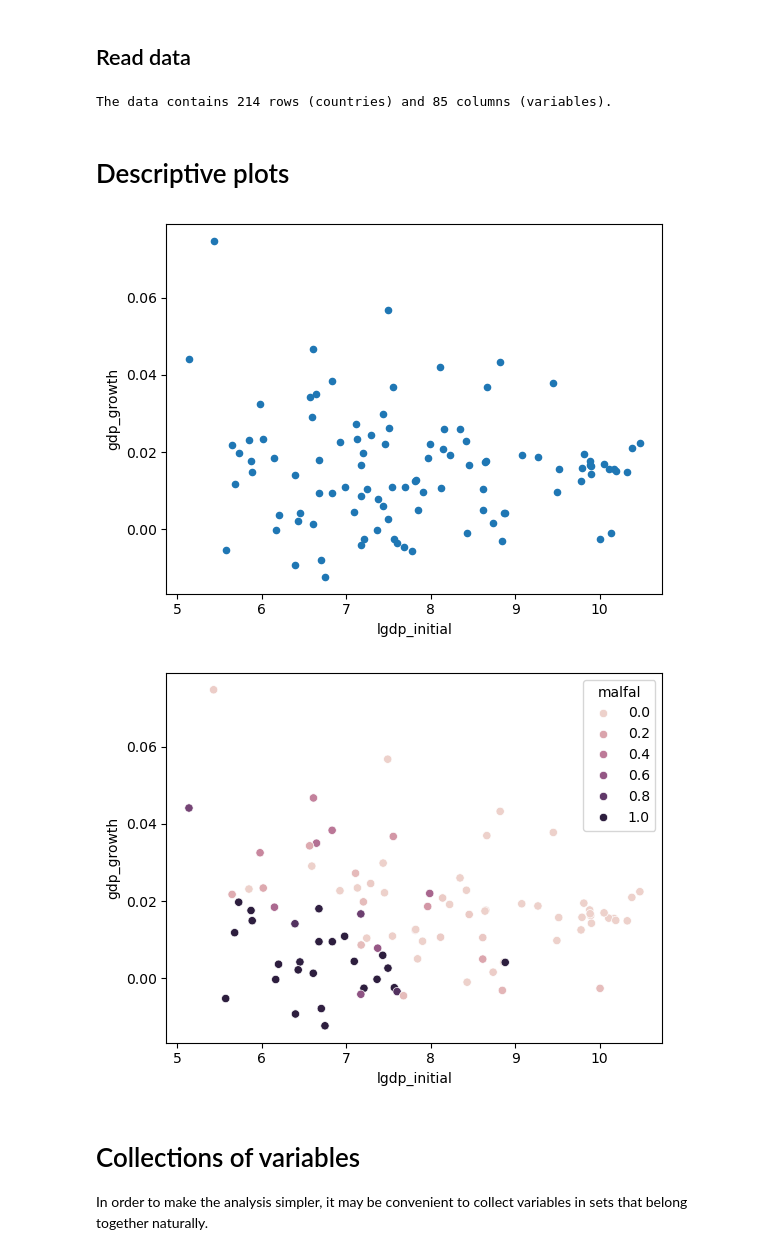
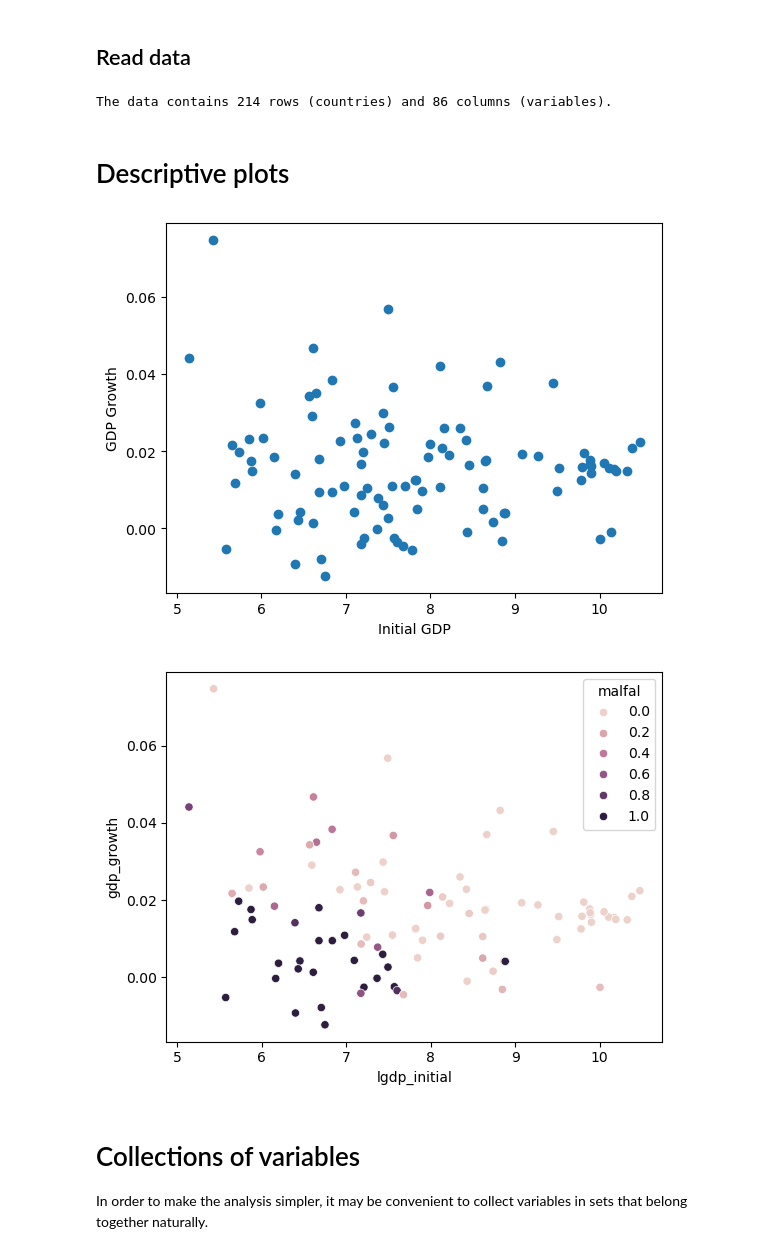
Before and after one commit to gqh814/AME_projects, a Jupyter notebook: project2/main.ipynb, the cells around one changed output. Saved outputs shown, nothing was run; the diff lists cells and outputs as text; code cells hidden in the pictures.

```diff
--- a/project2/main.ipynb
+++ b/project2/main.ipynb
@@ -20,20 +21,28 @@ The autoreload extension is already loaded. To reload it, use:
 dat = pd.read_csv('data/growth.csv')
 lbldf = pd.read_csv('data/labels.csv', index_col='variable')
 lbl_all = lbldf.label.to_dict() # as a dictionary
+
+# convenient to keep a column of ones in the dataset
+dat['constant'] = np.ones((dat.shape[0],))
+
 print(f'The data contains {dat.shape[0]} rows (countries) and {dat.shape[1]} columns (variables).')
 # %% [output]
-The data contains 214 rows (countries) and 85 columns (variables).
+The data contains 214 rows (countries) and 86 columns (variables).
 # %% [markdown]
 # Descriptive plots
-# %%
-dat.plot.scatter(x='lgdp_initial', y='gdp_growth');
-# %% [output]
-[figure, removed]
-# %%
-import seaborn as sns
-sns.scatterplot(x='lgdp_initial', y='gdp_growth', data=dat, hue='malfal');
-# %% [output]
-[figure, removed]
+# %%
+# Scatter plot of GDP growth against initial GDP
+fig, ax = plt.subplots()
+ax.scatter(dat['lgdp_initial'], dat['gdp_growth'])
+ax.set_xlabel('Initial GDP')
+ax.set_ylabel('GDP Growth')
+plt.show()
+
+# Accounting for the something
+sns.scatterplot(x='lgdp_initial', y='gdp_growth', data=dat, hue='malfal');
+# %% [output]
+[figure, added]
+[figure, added]
 # %% [markdown]
 # Collections of variables
 
```
Also changed, not shown: parts of 26 cells of this notebook, 6 other files.
